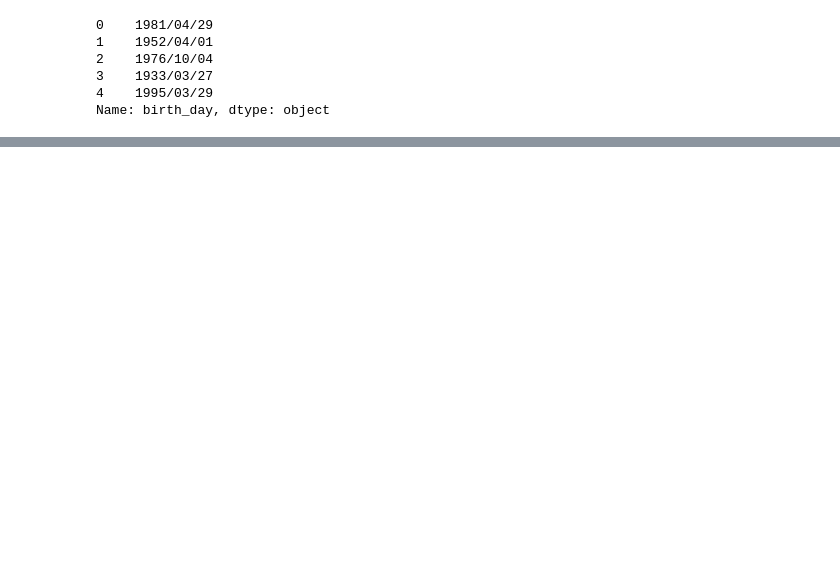
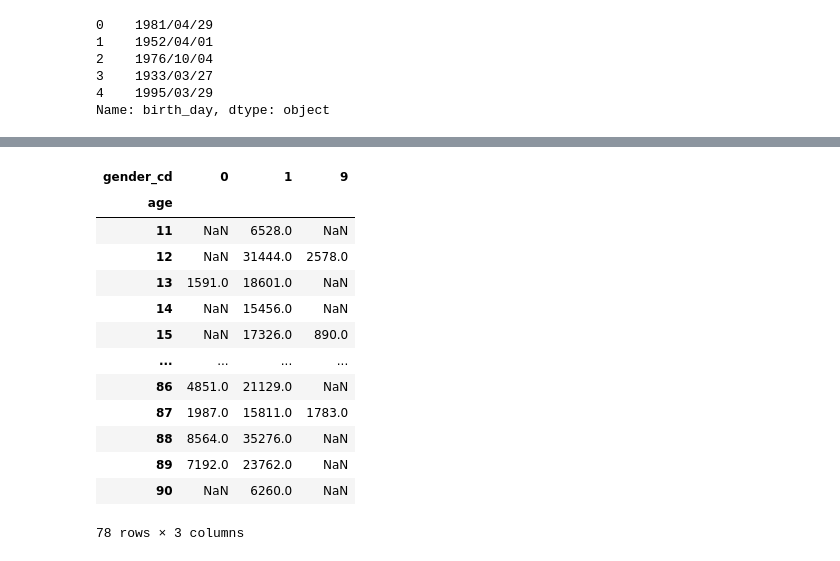
Before and after one commit to Strix9289/How-to-use-library, a Jupyter notebook: pandas.ipynb, the cells around one changed output, grey strips where cells are left out. Drawn from its saved outputs; the diff is of its cells as text; code cells hidden in the pictures; blank space fills up the shorter version.

```diff
--- a/pandas.ipynb
+++ b/pandas.ipynb
@@ -328,0 +464,19 @@ Name: birth_day, dtype: object
+# %%
+df_tmp = pd.merge(df_receipt, df_customer, how="inner", on="customer_id")
+
+pd.pivot_table(df_tmp, index="age", columns="gender_cd", values="amount", aggfunc="sum")
+# %% [output]
+| gender_cd | 0 | 1 | 9 |
+| age |  |  |  |
+| 11 | NaN | 6528.0 | NaN |
+| 12 | NaN | 31444.0 | 2578.0 |
+| 13 | 1591.0 | 18601.0 | NaN |
+| 14 | NaN | 15456.0 | NaN |
+| 15 | NaN | 17326.0 | 890.0 |
+| ... | ... | ... | ... |
+| 86 | 4851.0 | 21129.0 | NaN |
+| 87 | 1987.0 | 15811.0 | 1783.0 |
+| 88 | 8564.0 | 35276.0 | NaN |
+| 89 | 7192.0 | 23762.0 | NaN |
+| 90 | NaN | 6260.0 | NaN |
+78 rows × 3 columns
```
Also changed, not shown: parts of 23 cells of this notebook.
